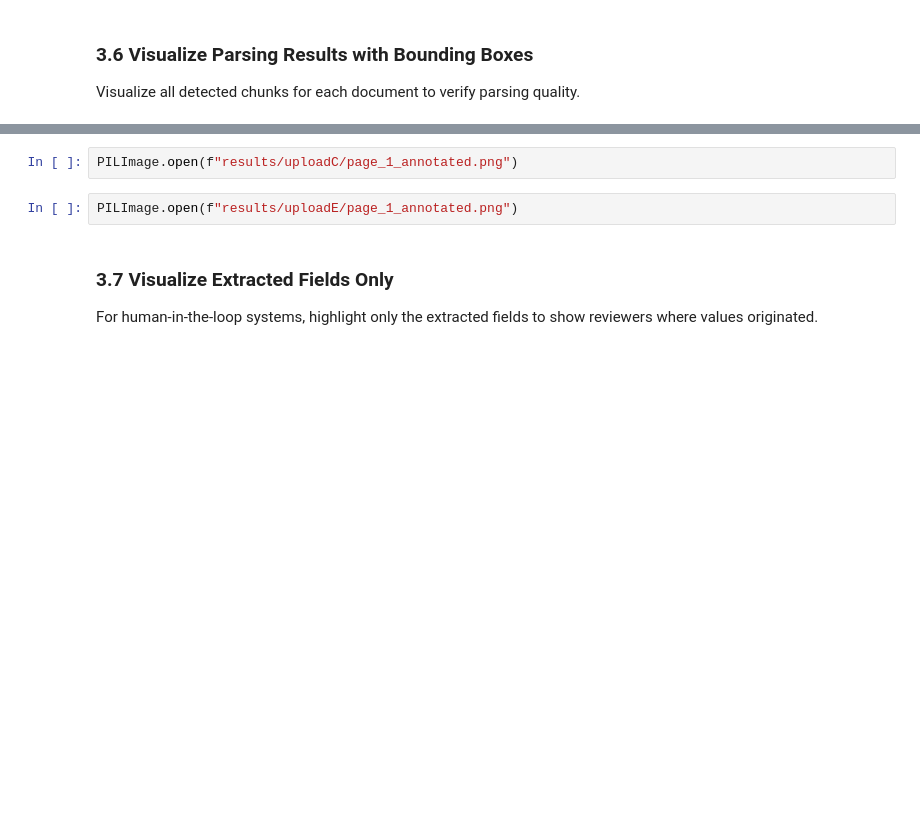
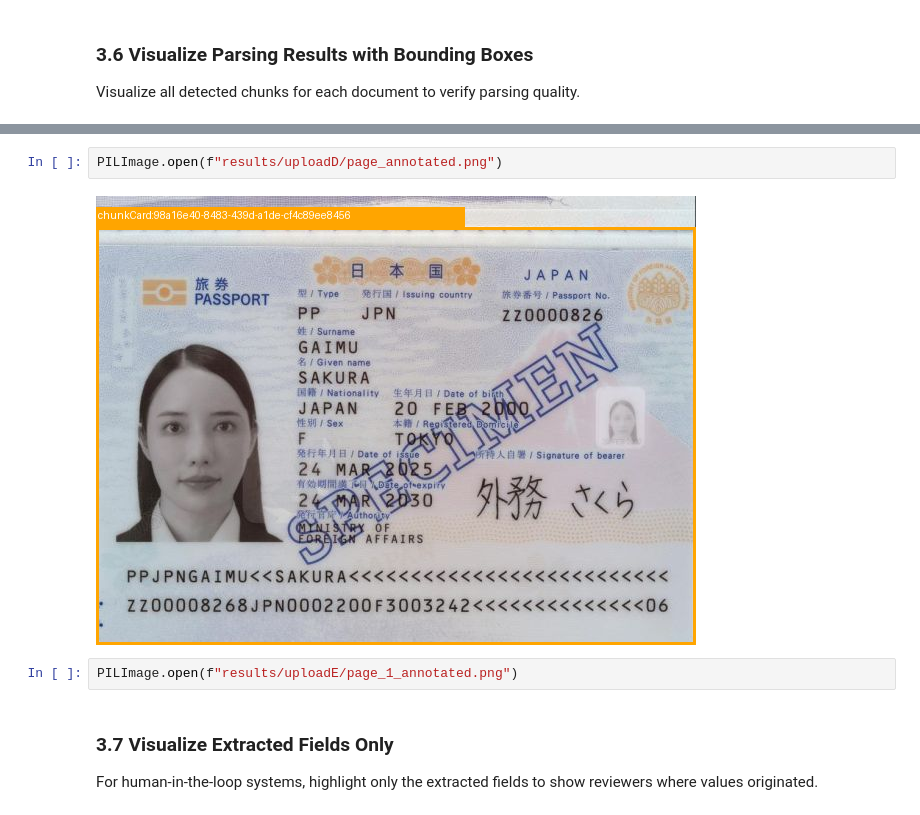
Before and after one commit to Mizamarzes/AI_studies, a Jupyter notebook: deeplearing_ai/document-ADE-OCR/L9/L9.ipynb, the cells around one changed output, grey strips where cells are left out. Drawn from its saved outputs; the diff is of its cells as text; blank space fills up the shorter version.

```diff
--- a/deeplearing_ai/document-ADE-OCR/L9/L9.ipynb
+++ b/deeplearing_ai/document-ADE-OCR/L9/L9.ipynb
@@ -373,5 +415,7 @@ for document, extraction in final_extractions.items():
 # %%
-PILImage.open(f"results/uploadC/page_1_annotated.png")
+PILImage.open(f"results/uploadD/page_annotated.png")
+# %% [output]
+[figure, added]
 # %%
 PILImage.open(f"results/uploadE/page_1_annotated.png")
 # %% [markdown]
```
Also changed, not shown: parts of 10 cells of this notebook, 9 other files.
